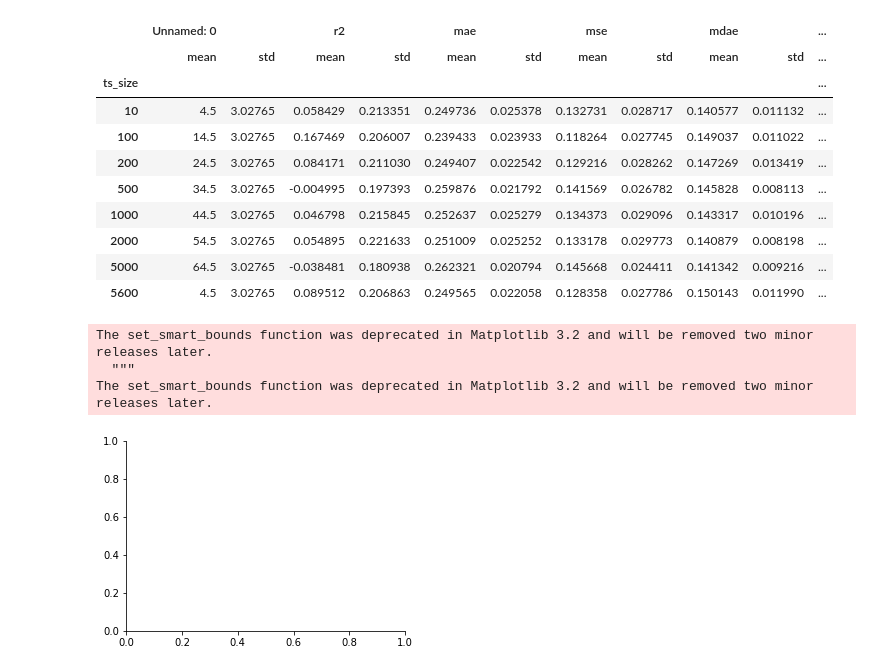
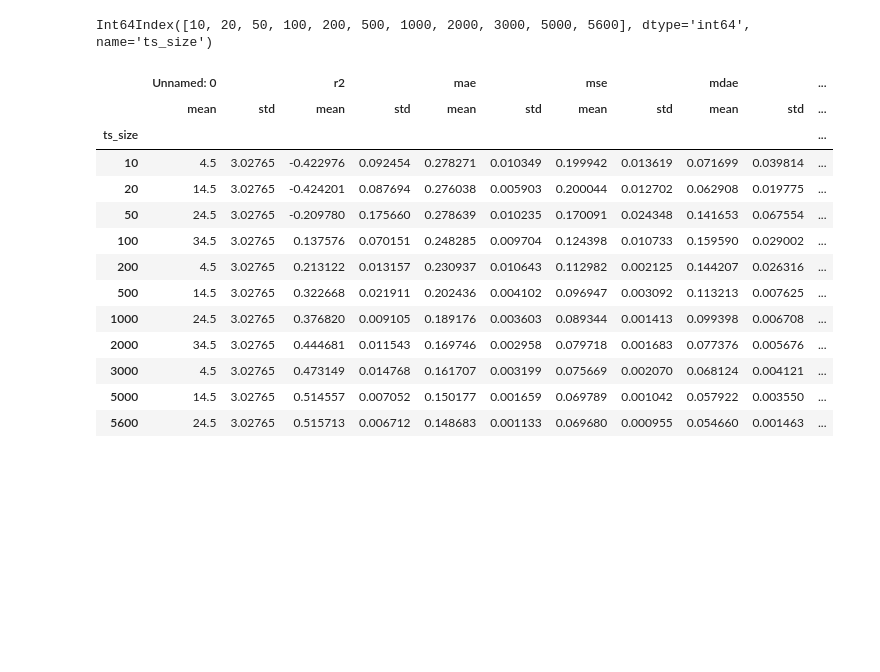
Before and after one commit to kjappelbaum/colorml, a Jupyter notebook: notebooks/plot_learning_curve.ipynb, the cells around one changed output. Saved outputs shown, nothing was run; the diff lists cells and outputs as text; code cells hidden in the pictures; blank space fills up the shorter version.

```diff
--- a/notebooks/plot_learning_curve.ipynb
+++ b/notebooks/plot_learning_curve.ipynb
@@ -13,28 +14,23 @@ df_lc = pd.concat([df_part_0, df_part_1])
 # %%
-df_lc.groupby('ts_size').agg(['mean', 'std'])
+groupd_df = df_lc.groupby('ts_size').agg(['mean', 'std'])
-# %% [output]
-|  | Unnamed: 0 |  | r2 |  | mae |  | mse |  | mdae |  | ... |
-|  | mean | std | mean | std | mean | std | mean | std | mean | std | ... |
-| ts_size |  |  |  |  |  |  |  |  |  |  | ... |
-| 10 | 4.5 | 3.02765 | 0.058429 | 0.213351 | 0.249736 | 0.025378 | 0.132731 | 0.028717 | 0.140577 | 0.011132 | ... |
-| 100 | 14.5 | 3.02765 | 0.167469 | 0.206007 | 0.239433 | 0.023933 | 0.118264 | 0.027745 | 0.149037 | 0.011022 | ... |
-| 200 | 24.5 | 3.02765 | 0.084171 | 0.211030 | 0.249407 | 0.022542 | 0.129216 | 0.028262 | 0.147269 | 0.013419 | ... |
-| 500 | 34.5 | 3.02765 | -0.004995 | 0.197393 | 0.259876 | 0.021792 | 0.141569 | 0.026782 | 0.145828 | 0.008113 | ... |
-| 1000 | 44.5 | 3.02765 | 0.046798 | 0.215845 | 0.252637 | 0.025279 | 0.134373 | 0.029096 | 0.143317 | 0.010196 | ... |
-| 2000 | 54.5 | 3.02765 | 0.054895 | 0.221633 | 0.251009 | 0.025252 | 0.133178 | 0.029773 | 0.140879 | 0.008198 | ... |
-| 5000 | 64.5 | 3.02765 | -0.038481 | 0.180938 | 0.262321 | 0.020794 | 0.145668 | 0.024411 | 0.141342 | 0.009216 | ... |
-| 5600 | 4.5 | 3.02765 | 0.089512 | 0.206863 | 0.249565 | 0.022058 | 0.128358 | 0.027786 | 0.150143 | 0.011990 | ... |
-# %%
-fig, ax = plt.subplots(figsize=(5,3.5))
-
-ax.spines['top'].set_color('none')
-ax.spines['right'].set_color('none')
-ax.spines['left'].set_smart_bounds(True)
-ax.spines['bottom'].set_smart_bounds(True)
-
-fig.tight_layout()
-# %% [output]
-The set_smart_bounds function was deprecated in Matplotlib 3.2 and will be removed two minor releases later.
-  """
-The set_smart_bounds function was deprecated in Matplotlib 3.2 and will be removed two minor releases later.
-[figure, removed]
+# %%
+groupd_df['r2']['mean'].index
+# %% [output]
+Int64Index([10, 20, 50, 100, 200, 500, 1000, 2000, 3000, 5000, 5600], dtype='int64', name='ts_size')
+# %%
+groupd_df
+# %% [output]
+|  | Unnamed: 0 |  | r2 |  | mae |  | mse |  | mdae |  | ... |
+|  | mean | std | mean | std | mean | std | mean | std | mean | std | ... |
+| ts_size |  |  |  |  |  |  |  |  |  |  | ... |
+| 10 | 4.5 | 3.02765 | -0.422976 | 0.092454 | 0.278271 | 0.010349 | 0.199942 | 0.013619 | 0.071699 | 0.039814 | ... |
+| 20 | 14.5 | 3.02765 | -0.424201 | 0.087694 | 0.276038 | 0.005903 | 0.200044 | 0.012702 | 0.062908 | 0.019775 | ... |
+| 50 | 24.5 | 3.02765 | -0.209780 | 0.175660 | 0.278639 | 0.010235 | 0.170091 | 0.024348 | 0.141653 | 0.067554 | ... |
+| 100 | 34.5 | 3.02765 | 0.137576 | 0.070151 | 0.248285 | 0.009704 | 0.124398 | 0.010733 | 0.159590 | 0.029002 | ... |
+| 200 | 4.5 | 3.02765 | 0.213122 | 0.013157 | 0.230937 | 0.010643 | 0.112982 | 0.002125 | 0.144207 | 0.026316 | ... |
+| 500 | 14.5 | 3.02765 | 0.322668 | 0.021911 | 0.202436 | 0.004102 | 0.096947 | 0.003092 | 0.113213 | 0.007625 | ... |
+| 1000 | 24.5 | 3.02765 | 0.376820 | 0.009105 | 0.189176 | 0.003603 | 0.089344 | 0.001413 | 0.099398 | 0.006708 | ... |
+| 2000 | 34.5 | 3.02765 | 0.444681 | 0.011543 | 0.169746 | 0.002958 | 0.079718 | 0.001683 | 0.077376 | 0.005676 | ... |
+| 3000 | 4.5 | 3.02765 | 0.473149 | 0.014768 | 0.161707 | 0.003199 | 0.075669 | 0.002070 | 0.068124 | 0.004121 | ... |
+| 5000 | 14.5 | 3.02765 | 0.514557 | 0.007052 | 0.150177 | 0.001659 | 0.069789 | 0.001042 | 0.057922 | 0.003550 | ... |
+| 5600 | 24.5 | 3.02765 | 0.515713 | 0.006712 | 0.148683 | 0.001133 | 0.069680 | 0.000955 | 0.054660 | 0.001463 | ... |
```
Also changed, not shown: parts of 4 cells of this notebook, 7 other files.
